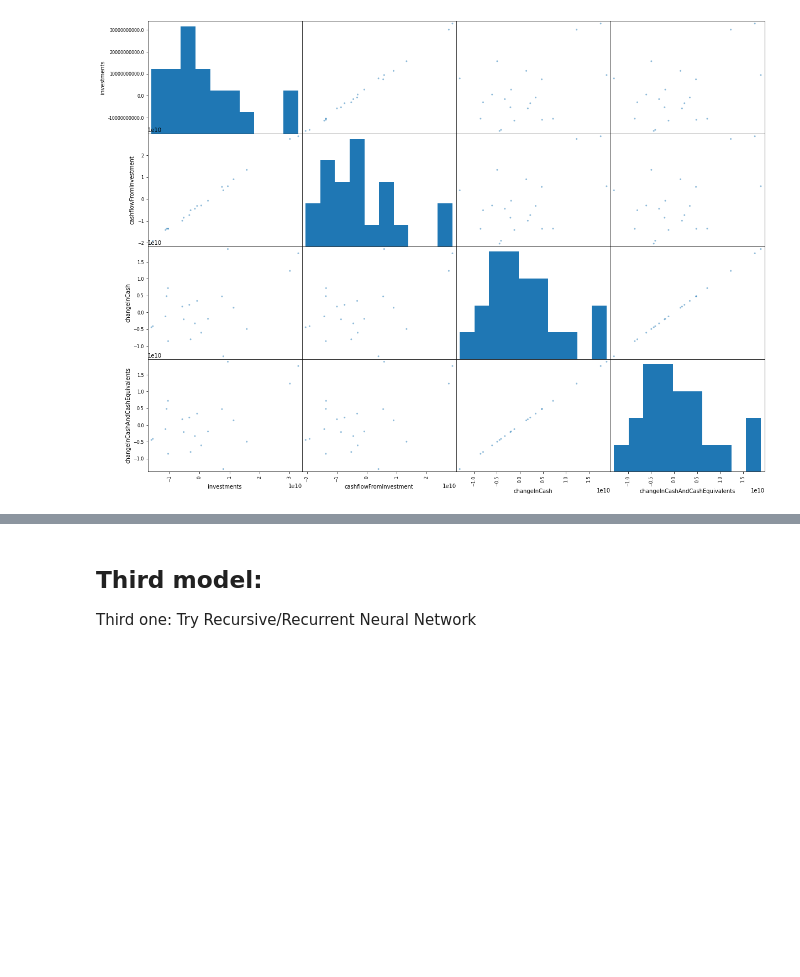
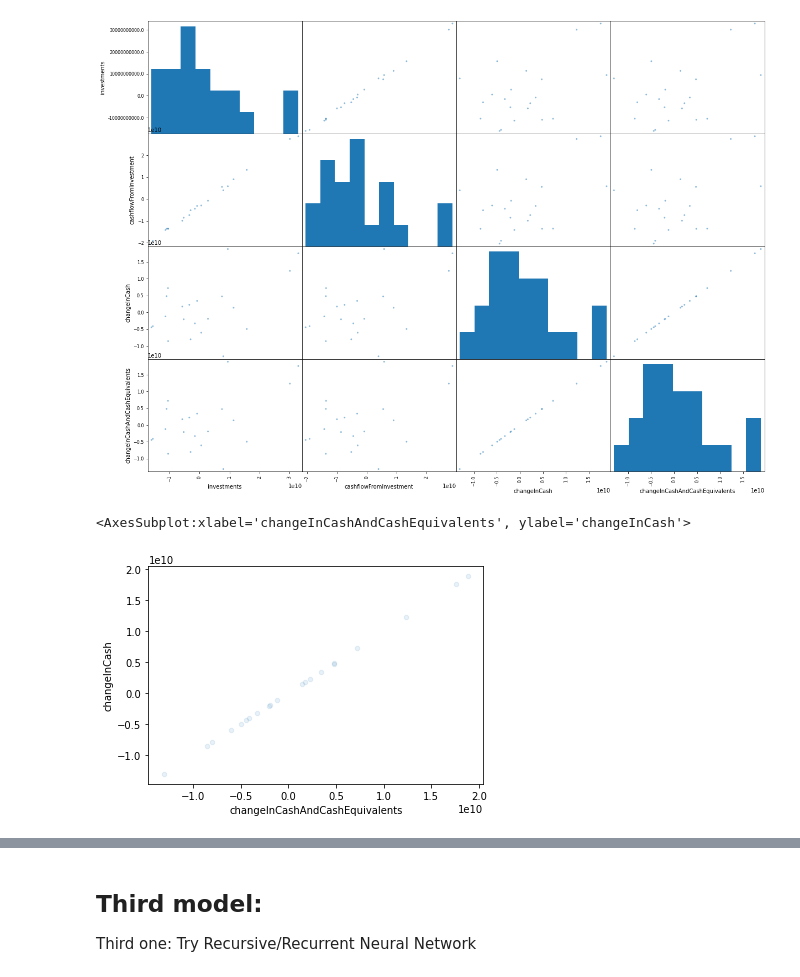
Before and after one commit to SavitarRL/Predictor-model, a Jupyter notebook: data/ML modelling.ipynb, the cells around one changed output, grey strips where cells are left out. Drawn from its saved outputs; the diff is of its cells as text; code cells hidden in the pictures; blank space fills up the shorter version.

```diff
--- a/data/ML modelling.ipynb
+++ b/data/ML modelling.ipynb
@@ -173,3 +233,9 @@ array([[<AxesSubplot:xlabel='investments', ylabel='investments'>,
         <AxesSubplot:xlabel='changeInCashAndCashEquivalents', ylabel='changeInCashAndCashEquivalents'>]],
       dtype=object)
 [figure]
+# %%
+q_cashflow_apple.plot(kind="scatter", x="changeInCashAndCashEquivalents", y="changeInCash",
+             alpha=0.1)
+# %% [output]
+<AxesSubplot:xlabel='changeInCashAndCashEquivalents', ylabel='changeInCash'>
+[figure, added]
```
Also changed, not shown: parts of 18 cells of this notebook.
